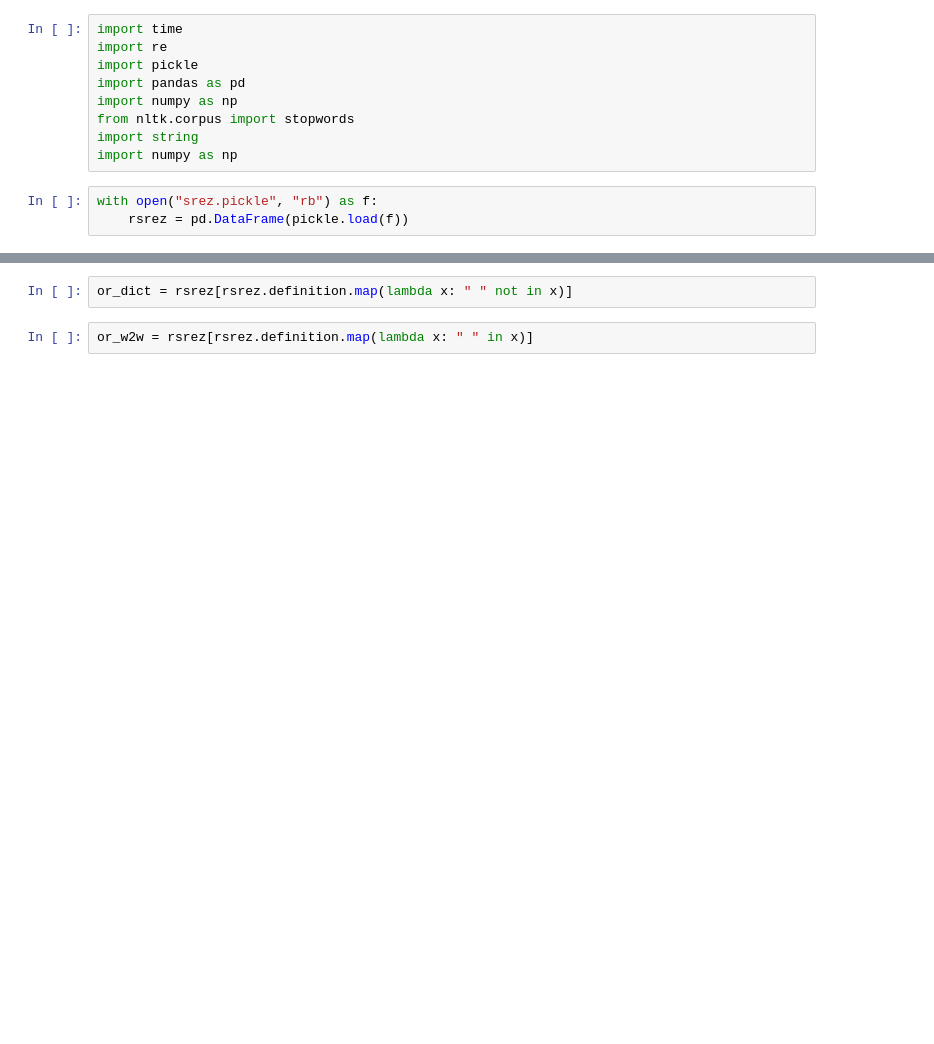
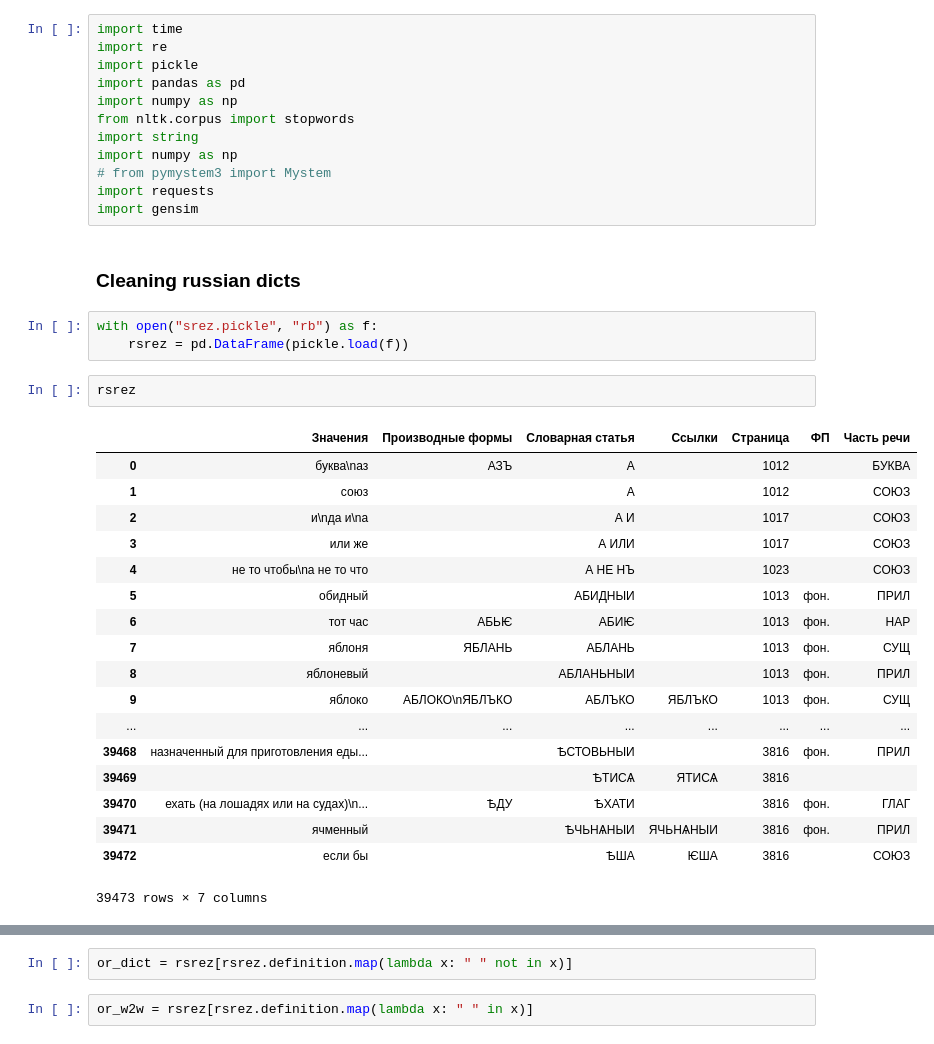
Before and after one commit to Mikhail-Ark/seq2seq-word-modernization, a Jupyter notebook: data_prep.ipynb, the cells around one changed output, grey strips where cells are left out. Cells and saved outputs as stored; diff of their text form; blank space fills up the shorter version.

```diff
--- a/data_prep.ipynb
+++ b/data_prep.ipynb
@@ -7,9 +7,35 @@ import numpy as np
 from nltk.corpus import stopwords
 import string
 import numpy as np
+# from pymystem3 import Mystem
+import requests
+import gensim
+# %% [markdown]
+### Cleaning russian dicts
 # %%
 with open("srez.pickle", "rb") as f:
     rsrez = pd.DataFrame(pickle.load(f))
+# %%
+rsrez
+# %% [output]
+|  | Значения | Производные формы | Словарная статья | Ссылки | Страница | ФП | Часть речи |
+| 0 | буква\nаз | АЗЪ | А |  | 1012 |  | БУКВА |
+| 1 | союз |  | А |  | 1012 |  | СОЮЗ |
+| 2 | и\nда и\nа |  | А И |  | 1017 |  | СОЮЗ |
+| 3 | или же |  | А ИЛИ |  | 1017 |  | СОЮЗ |
+| 4 | не то чтобы\nа не то что |  | А НЕ НЪ |  | 1023 |  | СОЮЗ |
+| 5 | обидный |  | АБИДНЫИ |  | 1013 | фон. | ПРИЛ |
+| 6 | тот час | АБЬѤ | АБИѤ |  | 1013 | фон. | НАР |
+| 7 | яблоня | ЯБЛАНЬ | АБЛАНЬ |  | 1013 | фон. | СУЩ |
+| 8 | яблоневый |  | АБЛАНЬНЫИ |  | 1013 | фон. | ПРИЛ |
+| 9 | яблоко | АБЛОКО\nЯБЛЪКО | АБЛЪКО | ЯБЛЪКО | 1013 | фон. | СУЩ |
+| ... | ... | ... | ... | ... | ... | ... | ... |
+| 39468 | назначенный для приготовления еды... |  | ѢСТОВЬНЫИ |  | 3816 | фон. | ПРИЛ |
+| 39469 |  |  | ѢТИСѦ | ЯТИСѦ | 3816 |  |  |
+| 39470 | ехать (на лошадях или на судах)\n... | ѢДУ | ѢХАТИ |  | 3816 | фон. | ГЛАГ |
+| 39471 | ячменный |  | ѢЧЬНѦНЫИ | ЯЧЬНѦНЫИ | 3816 | фон. | ПРИЛ |
+| 39472 | если бы |  | ѢША | ѤША | 3816 |  | СОЮЗ |
+39473 rows × 7 columns
 # %%
 rsrez = rsrez[rsrez["Часть речи"].isin(["ПРИЛ", "НАР", "СУЩ", "", "ГЛАГ", "МЕСТ", "ПРЕД"]) & (~rsrez["Значения"].isin(["", "?"]))]
 
```
Also changed, not shown: parts of 24 cells of this notebook, 1 other file.
